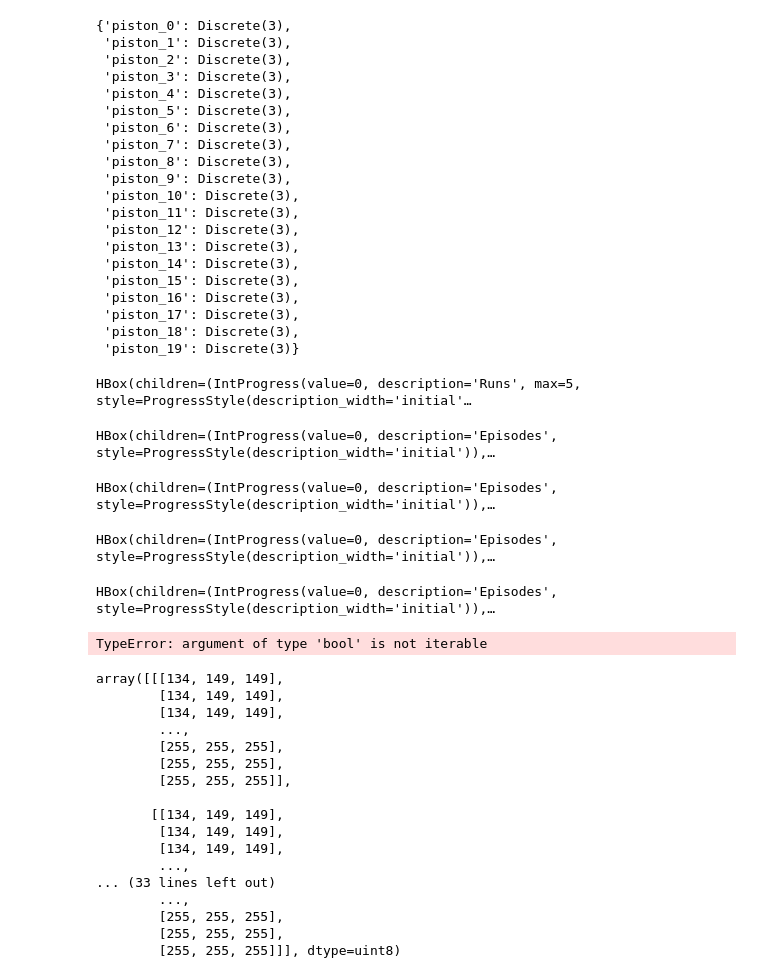
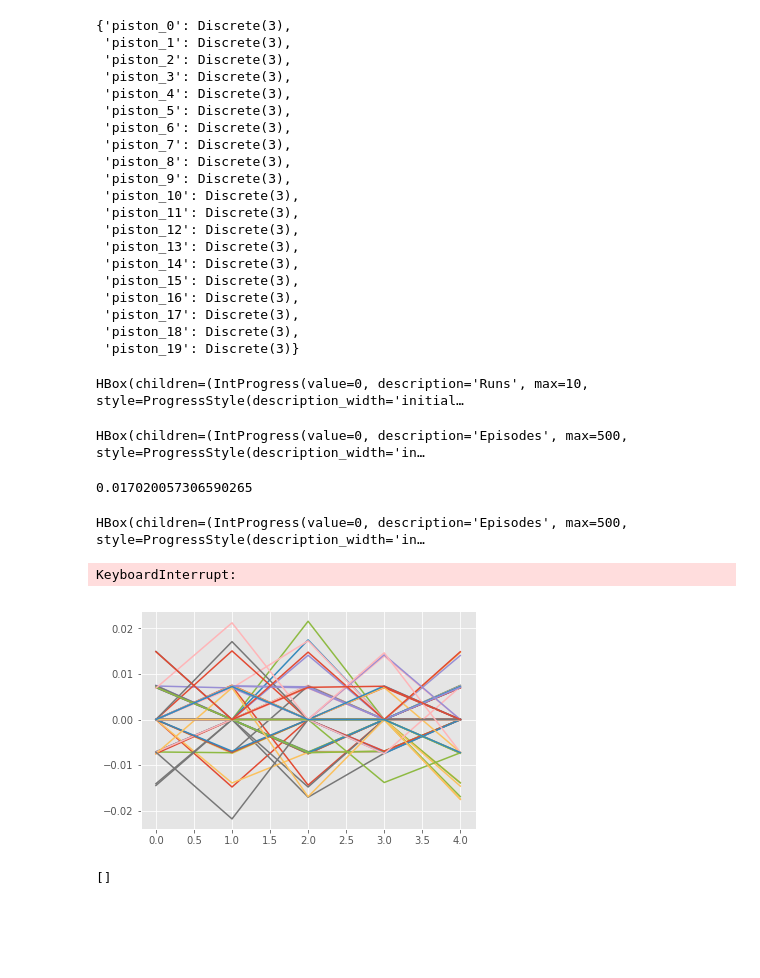
Before and after one commit to afridishayc/multiagent-rl, a Jupyter notebook: PistonBallSARSA.ipynb, the cells around one changed output. Cells and saved outputs as stored; diff of their text form; code cells hidden in the pictures; blank space fills up the shorter version.

```diff
--- a/PistonBallSARSA.ipynb
+++ b/PistonBallSARSA.ipynb
@@ -132,10 +130,10 @@ def sarsa(env, num_episodes, num_steps_max, alpha, gamma, exploration):
     return Q, returns, lengths
 # %%
-num_runs, num_episodes, num_steps_max = 5, 100, 100
+num_runs, num_episodes, num_steps_max = 10, 500, 100
 
 sarsa_fl_all = []
 alpha_vals = [0.1]
-gamma = 1.0
+gamma = 0.9
 eps_vals = [(0.1,0.01)]
 Q = {}
 #q = defaultdict(lambda: np.zeros(env.action_spaces[agent].n))
@@ -148,11 +146,10 @@ for alpha in alpha_vals:
             q,returns_sarsa_fl[i],lengths_sarsa_fl[i] = sarsa(env, num_episodes, num_steps_max, alpha, gamma, episode_schedule)
         sarsa_fl_all.append((returns_sarsa_fl,lengths_sarsa_fl,alpha,start))
 # %% [output]
-HBox(children=(IntProgress(value=0, description='Runs', max=5, style=ProgressStyle(description_width='initial'…
+HBox(children=(IntProgress(value=0, description='Runs', max=10, style=ProgressStyle(description_width='initial…
-HBox(children=(IntProgress(value=0, description='Episodes', style=ProgressStyle(description_width='initial')),…
+HBox(children=(IntProgress(value=0, description='Episodes', max=500, style=ProgressStyle(description_width='in…
-HBox(children=(IntProgress(value=0, description='Episodes', style=ProgressStyle(description_width='initial')),…
+0.017020057306590265
-HBox(children=(IntProgress(value=0, description='Episodes', style=ProgressStyle(description_width='initial')),…
+HBox(children=(IntProgress(value=0, description='Episodes', max=500, style=ProgressStyle(description_width='in…
-HBox(children=(IntProgress(value=0, description='Episodes', style=ProgressStyle(description_width='initial')),…
 # %%
 observation = env.reset()
 for agent in env.agent_iter():
@@ -168,31 +165,20 @@ while True:
         state = env.step(action)
         env.render()
 
-        if True in done:
+        if done:
             print("here")
             break
 env.close()
 # %% [output]
-TypeError: argument of type 'bool' is not iterable
+KeyboardInterrupt:
 # %%
 env.close()
-# %%
-env.reset()
-# %% [output]
-array([[[134, 149, 149],
-        [134, 149, 149],
-        [134, 149, 149],
-        ...,
-        [255, 255, 255],
-        [255, 255, 255],
-        [255, 255, 255]],
-
-       [[134, 149, 149],
-        [134, 149, 149],
-        [134, 149, 149],
-        ...,
-... (33 lines left out)
-        ...,
-        [255, 255, 255],
-        [255, 255, 255],
-        [255, 255, 255]]], dtype=uint8)
+# %%
+plt.plot(sarsa_fl_all[0][0])
+plt.show()
+# %% [output]
+[figure, added]
+# %%
+sarsa_fl_all
+# %% [output]
+[]
```
Also changed, not shown: parts of 2 cells of this notebook.
